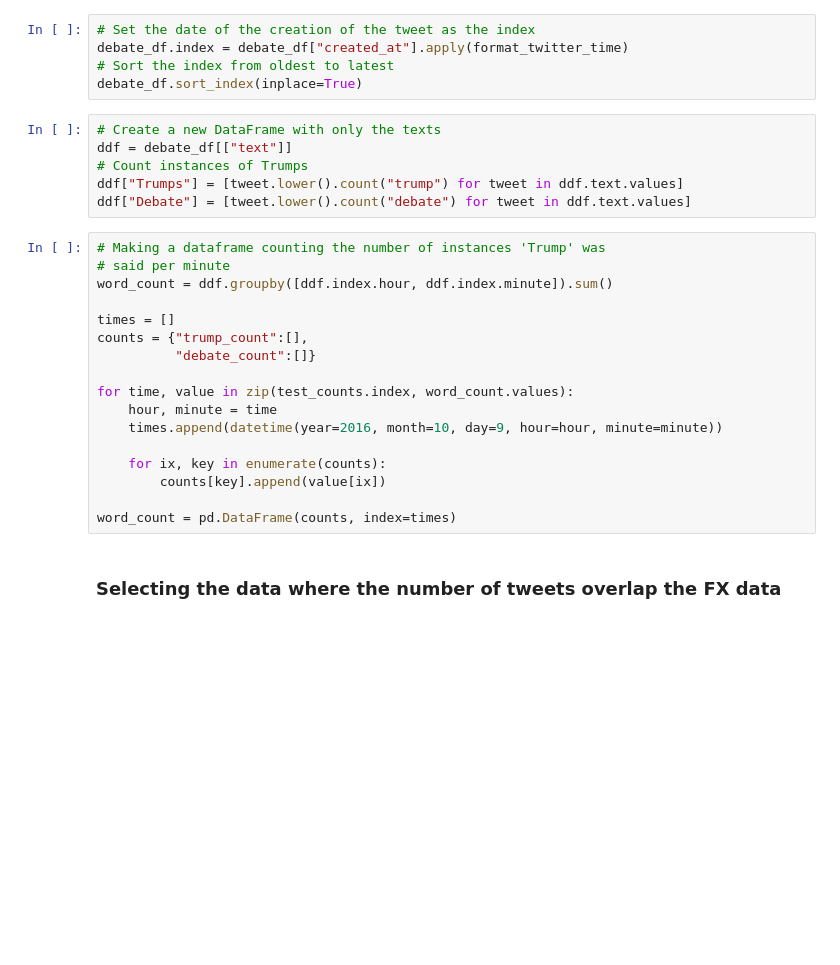
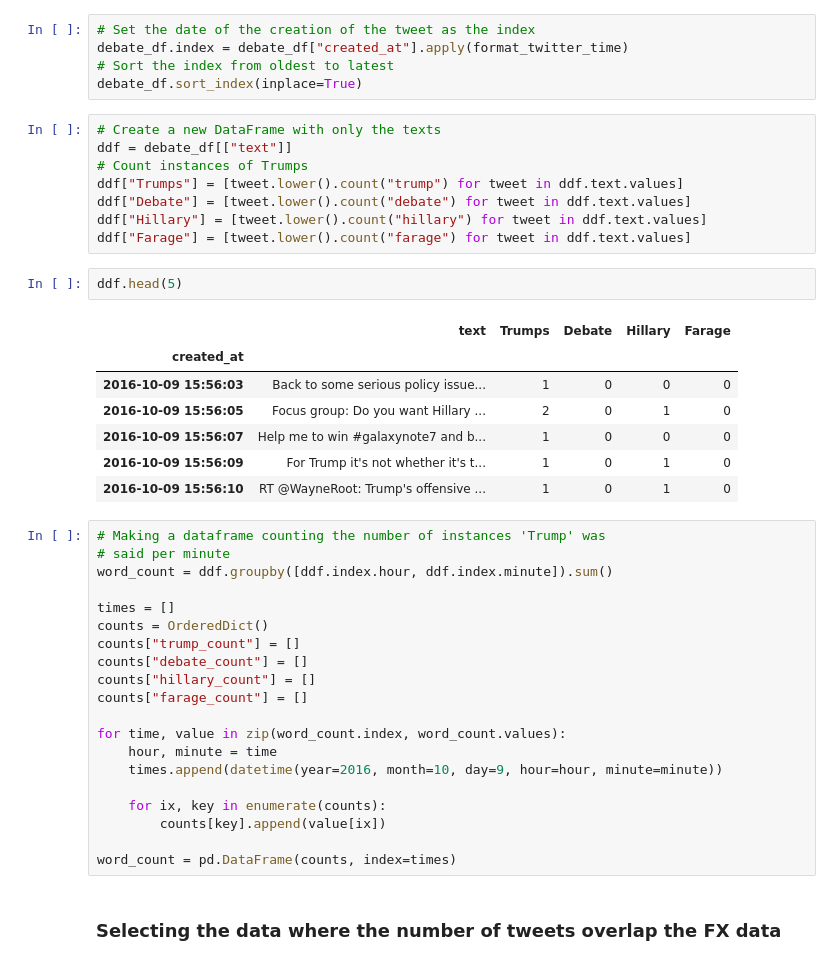
Before and after one commit to gerdm/2016-actuarial-congress, a Jupyter notebook: twitter_finance/usd_mxn_analysis.ipynb, the cells around one changed output. Saved outputs shown, nothing was run; the diff lists cells and outputs as text; blank space fills up the shorter version.

```diff
--- a/twitter_finance/usd_mxn_analysis.ipynb
+++ b/twitter_finance/usd_mxn_analysis.ipynb
@@ -138,16 +141,31 @@ ddf = debate_df[["text"]]
 # Count instances of Trumps
 ddf["Trumps"] = [tweet.lower().count("trump") for tweet in ddf.text.values]
 ddf["Debate"] = [tweet.lower().count("debate") for tweet in ddf.text.values]
+ddf["Hillary"] = [tweet.lower().count("hillary") for tweet in ddf.text.values]
+ddf["Farage"] = [tweet.lower().count("farage") for tweet in ddf.text.values]
+# %%
+ddf.head(5)
+# %% [output]
+|  | text | Trumps | Debate | Hillary | Farage |
+| created_at |  |  |  |  |  |
+| 2016-10-09 15:56:03 | Back to some serious policy issue... | 1 | 0 | 0 | 0 |
+| 2016-10-09 15:56:05 | Focus group: Do you want Hillary ... | 2 | 0 | 1 | 0 |
+| 2016-10-09 15:56:07 | Help me to win #galaxynote7 and b... | 1 | 0 | 0 | 0 |
+| 2016-10-09 15:56:09 | For Trump it's not whether it's t... | 1 | 0 | 1 | 0 |
+| 2016-10-09 15:56:10 | RT @WayneRoot: Trump's offensive ... | 1 | 0 | 1 | 0 |
 # %%
 # Making a dataframe counting the number of instances 'Trump' was
 # said per minute
 word_count = ddf.groupby([ddf.index.hour, ddf.index.minute]).sum()
 
 times = []
-counts = {"trump_count":[],
-          "debate_count":[]}
+counts = OrderedDict()
+counts["trump_count"] = []
+counts["debate_count"] = []
+counts["hillary_count"] = []
+counts["farage_count"] = []
 
-for time, value in zip(test_counts.index, word_count.values):
+for time, value in zip(word_count.index, word_count.values):
     hour, minute = time
     times.append(datetime(year=2016, month=10, day=9, hour=hour, minute=minute))
 
```
Also changed, not shown: parts of 13 cells of this notebook.
